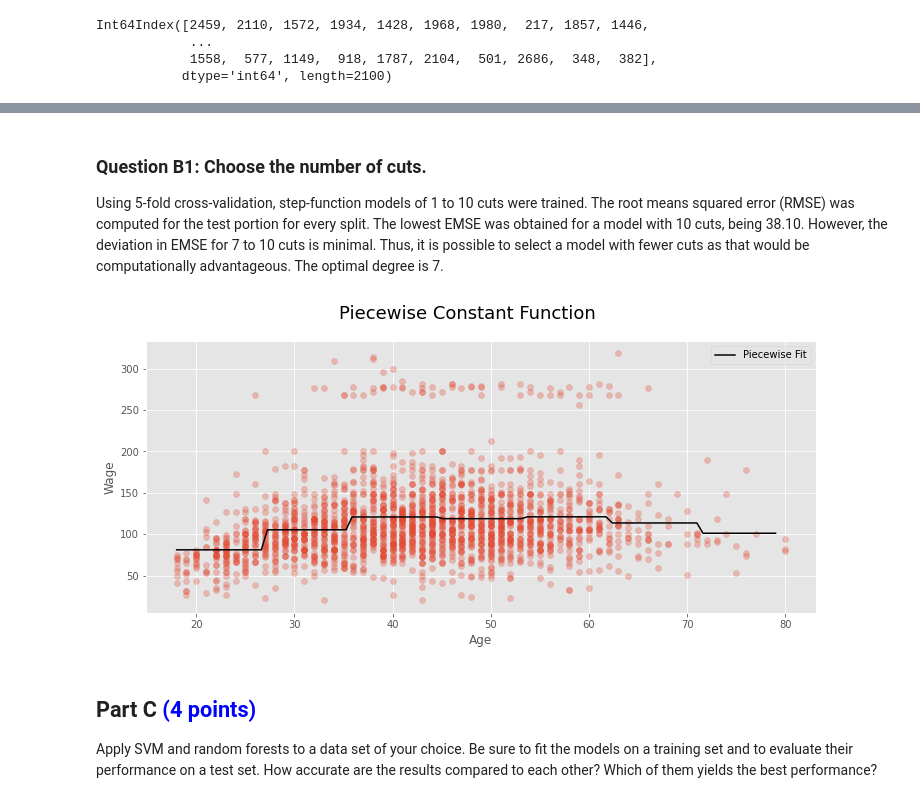
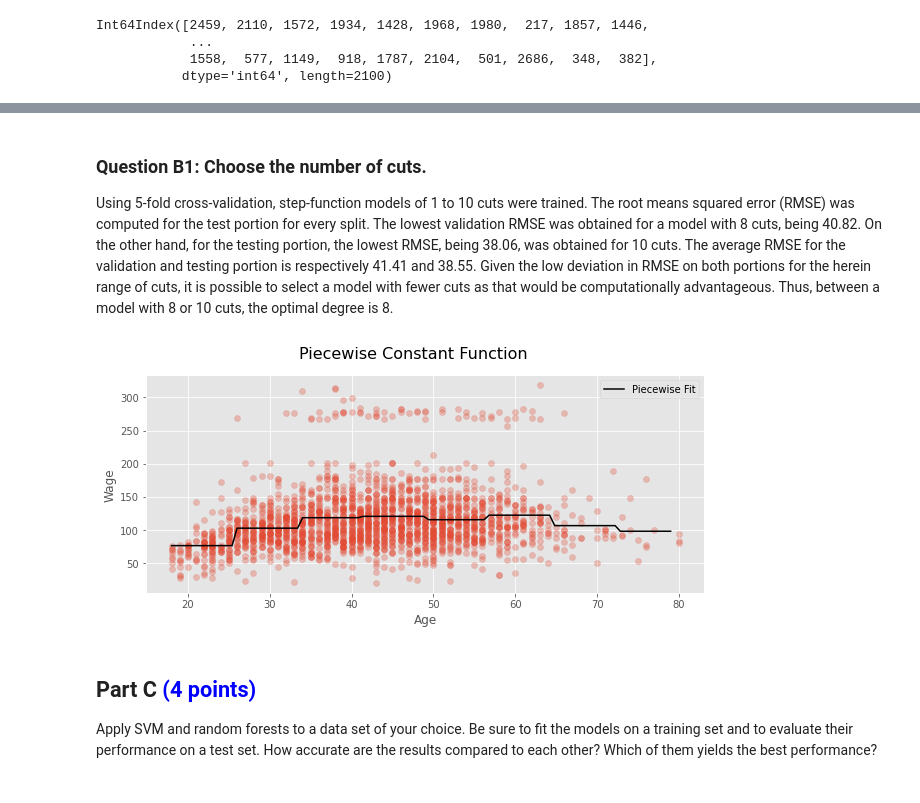
Before and after one commit to ahmedopolis/YCBS-255-Statistical-Machine-Learning, a Jupyter notebook: Assignments/Assignment 3/assignment03_mcgill_ahmedibrahim.ipynb, the cells around one changed output, grey strips where cells are left out. Drawn from its saved outputs; the diff is of its cells as text; code cells hidden in the pictures.

```diff
--- a/Assignments/Assignment 3/assignment03_mcgill_ahmedibrahim.ipynb
+++ b/Assignments/Assignment 3/assignment03_mcgill_ahmedibrahim.ipynb
@@ -481,35 +528,33 @@ plt.show();
 # %% [markdown]
 ### Question B1: Choose the number of cuts.
-Using 5-fold cross-validation, step-function models of 1 to 10 cuts were trained. The root means squared error (RMSE) was computed for the test portion for every split. The lowest EMSE was obtained for a model with 10 cuts, being 38.10.  However, the deviation in EMSE for 7 to 10 cuts is minimal. Thus, it is possible to select a model with fewer cuts as that would be computationally advantageous. The optimal degree is 7.
+Using 5-fold cross-validation, step-function models of 1 to 10 cuts were trained. The root means squared error (RMSE) was computed for the test portion for every split. The lowest validation RMSE was obtained for a model with 8 cuts, being 40.82. On the other hand, for the testing portion, the lowest RMSE, being 38.06, was obtained for 10 cuts. The average RMSE for the validation and testing portion is respectively 41.41 and 38.55. Given the low deviation in RMSE on both portions for the herein range of cuts, it is possible to select a model with fewer cuts as that would be computationally advantageous. Thus, between a model with 8 or 10 cuts, the optimal degree is 8.
 # %%
-# Question B2: Plot the step function with 7 cuts.
+# Question B2: Plot the step function with 8 cuts.
 
-df_cut, bins = pd.cut(X_train_B2_CV, 7, retbins = True, right = True)
+df_cut, bins = pd.cut(X_train_B2, 8, retbins = True, right = True)
 
-df_steps = pd.concat([X_train_B2_CV, df_cut, y_train_B2_CV], keys = ['age', 'age_cuts', 'wage'], axis = 1)
+df_steps = pd.concat([X_train_B2, df_cut, y_train_B2], keys = ['age', 'age_cuts', 'wage'], axis = 1)
 df_steps_dummies = pd.get_dummies(df_cut)
 
 fit_step = sm.GLM(df_steps.wage, df_steps_dummies).fit()
 
 xp = np.linspace(X_test_B2.min(), X_test_B2.max() - 1, 100)
-bin_mapping = np.digitize(xp, bins)
-X_valid_2 = pd.get_dummies(bin_mapping)
-pred2 = fit_step.predict(X_valid_2)
+bin_mapping = np.digitize(xp, bins, right = True)
+X_valid_cut8 = pd.get_dummies(bin_mapping)
+pred_cut8 = fit_step.predict(X_valid_cut8)
 
-fig, (ax1) = plt.subplots(1,1, figsize=(12,5))
-_= fig.suptitle('Piecewise Constant Function ', fontsize=18)
-
-_= ax1.scatter(X_train_B2, y_train_B2, alpha = 0.3)
-_= ax1.plot(xp, pred2, color = 'black', label =  'Piecewise Fit')
-
-_= ax1.set_xlabel('Age')
-_= ax1.set_ylabel('Wage')
+fig, (ax0) = plt.subplots(1,1, figsize = (10, 4))
+fig.suptitle('Piecewise Constant Function ', fontsize = 16)
+ax0.scatter(X_train_B2, y_train_B2, alpha = 0.3)
+ax0.plot(xp, pred_cut8, color = 'black', label =  'Piecewise Fit')
+ax0.set_xlabel('Age')
+ax0.set_ylabel('Wage')
 
 plt.legend()
 
 plt.show();
 # %% [output]
-[figure, old version]
+[figure, new version]
 # %% [markdown]
 
 ## **Part C** <font color="blue">(4 points)</font>
```
Also changed, not shown: parts of 20 cells of this notebook.
